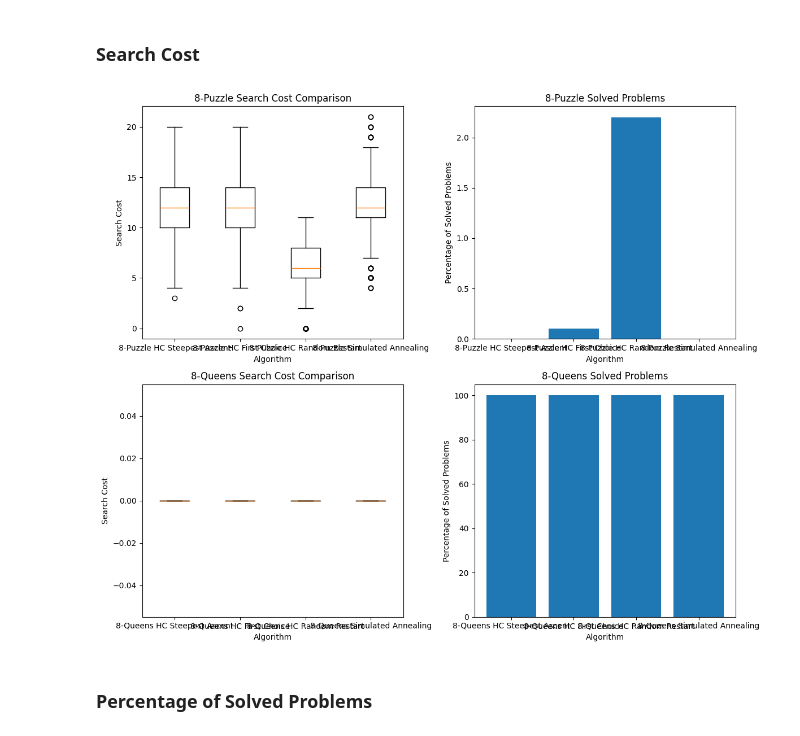
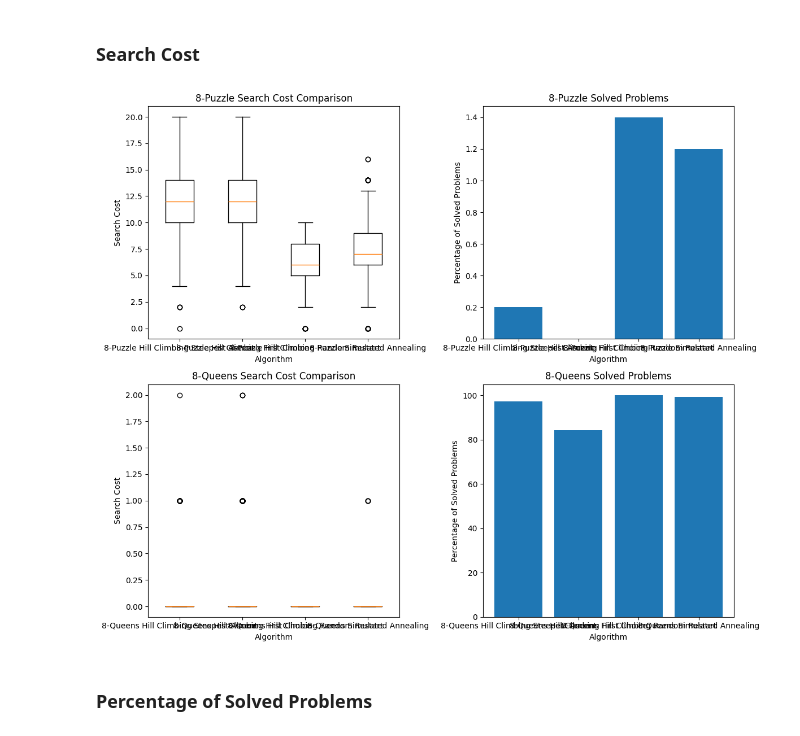
Before and after one commit to panchi64/ai-hw, a Jupyter notebook: hw-4/Group B - Programming Assignment 3.ipynb, the cells around one changed output. Saved outputs shown, nothing was run; the diff lists cells and outputs as text; code cells hidden in the pictures.

```diff
--- a/hw-4/Group B - Programming Assignment 3.ipynb
+++ b/hw-4/Group B - Programming Assignment 3.ipynb
@@ -401,50 +401,50 @@ def visualize_search_costs(results):
     plt.show()
 
 
-def compare_algorithms(num_instances=1000, max_restarts=15, initial_temperature=5, cooling_rate=1,
+def compare_algorithms(num_instances=500, max_restarts=15, initial_temperature=100, cooling_rate=0.99,
                        max_iterations=1000):
     algorithms = [
-        ("8-Puzzle HC Steepest Ascent", hc_sa_8_puzzle),
-        ("8-Puzzle HC First Choice", hc_fc_8_puzzle),
-        ("8-Puzzle HC Random Restart", hc_rr_8_puzzle),
+        ("8-Puzzle Hill Climbing Steepest Ascent", hc_sa_8_puzzle),
+        ("8-Puzzle Hill Climbing First Choice", hc_fc_8_puzzle),
+        ("8-Puzzle Hill Climbing Random Restart", hc_rr_8_puzzle),
         ("8-Puzzle Simulated Annealing", sa_8_puzzle),
-        ("8-Queens HC Steepest Ascent", hc_sa_8_queens),
-        ("8-Queens HC First Choice", hc_fc_8_queens),
-        ("8-Queens HC Random Restart", hc_rr_8_queens),
+        ("8-Queens Hill Climbing Steepest Ascent", hc_sa_8_queens),
+        ("8-Queens Hill Climbing First Choice", hc_fc_8_queens),
+        ("8-Queens Hill Climbing Random Restart", hc_rr_8_queens),
         ("8-Queens Simulated Annealing", sa_8_queens)
     ]
 
     results = {}
     for algorithm_name, algorithm_func in algorithms:
         search_costs = []
         execution_times = []
         for _ in range(num_instances):
             if "8-Puzzle" in algorithm_name:
                 initial_state = gen_8p_init_state()
                 check_state = check_puzzle_state
             else:
                 initial_state = gen_8q_init_state()
                 check_state = verify_queens_state
 
             start_time = time.time()
             if "Random Restart" in algorithm_name:
                 solution = algorithm_func(initial_state, max_restarts)
             elif "Simulated Annealing" in algorithm_name:
                 solution = algorithm_func(initial_state, initial_temperature, cooling_rate, max_iterations)
             else:
                 solution = algorithm_func(initial_state)
             end_time = time.time()
             search_cost = check_state(solution)
             search_costs.append(search_cost)
             execution_times.append(end_time - start_time)
         results[algorithm_name] = (search_costs, execution_times)
 
     visualize_search_costs(results)
 
 if __name__ == "__main__":
     compare_algorithms()
 # %% [output]
-[figure, old version]
+[figure, new version]
 # %% [markdown]
 ### Percentage of Solved Problems
 # %% [markdown]
```
